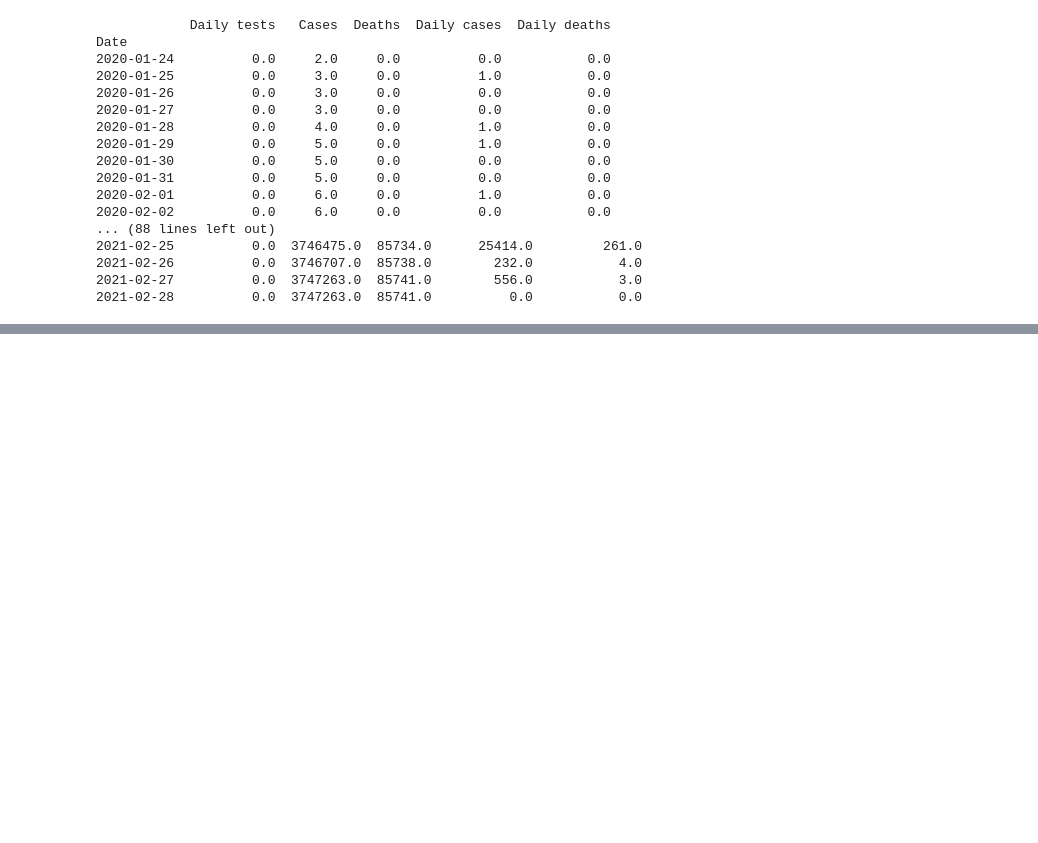
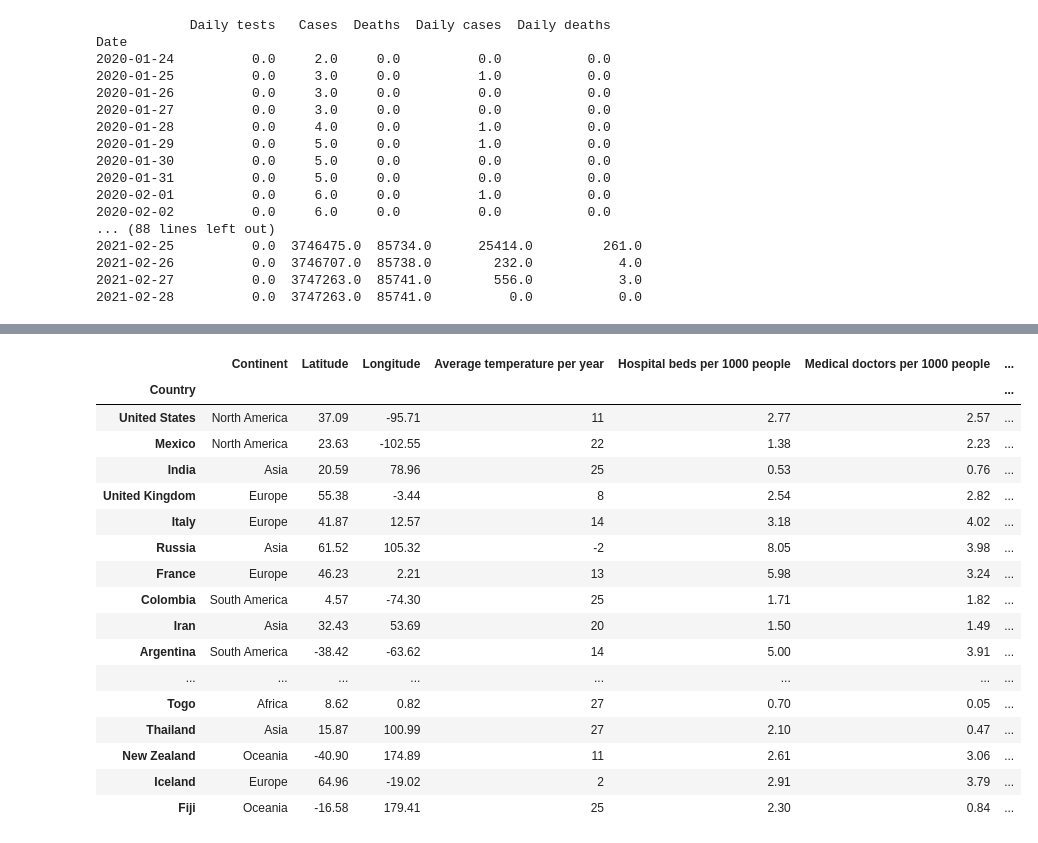
Before and after one commit to Andreas-Ts/Data-Mining-Project-Covid, a Jupyter notebook: Main.ipynb, the cells around one changed output, grey strips where cells are left out. Saved outputs shown, nothing was run; the diff lists cells and outputs as text; code cells hidden in the pictures; blank space fills up the shorter version.

```diff
--- a/Main.ipynb
+++ b/Main.ipynb
@@ -244,0 +255,22 @@ countries
+# %%
+pd.options.display.max_rows=105
+countries_stats.sort_values(by=['Mean daily deaths'],ascending=False)
+# %% [output]
+|  | Continent | Latitude | Longitude | Average temperature per year | Hospital beds per 1000 people | Medical doctors per 1000 people | ... |
+| Country |  |  |  |  |  |  | ... |
+| United States | North America | 37.09 | -95.71 | 11 | 2.77 | 2.57 | ... |
+| Mexico | North America | 23.63 | -102.55 | 22 | 1.38 | 2.23 | ... |
+| India | Asia | 20.59 | 78.96 | 25 | 0.53 | 0.76 | ... |
+| United Kingdom | Europe | 55.38 | -3.44 | 8 | 2.54 | 2.82 | ... |
+| Italy | Europe | 41.87 | 12.57 | 14 | 3.18 | 4.02 | ... |
+| Russia | Asia | 61.52 | 105.32 | -2 | 8.05 | 3.98 | ... |
+| France | Europe | 46.23 | 2.21 | 13 | 5.98 | 3.24 | ... |
+| Colombia | South America | 4.57 | -74.30 | 25 | 1.71 | 1.82 | ... |
+| Iran | Asia | 32.43 | 53.69 | 20 | 1.50 | 1.49 | ... |
+| Argentina | South America | -38.42 | -63.62 | 14 | 5.00 | 3.91 | ... |
+| ... | ... | ... | ... | ... | ... | ... | ... |
+| Togo | Africa | 8.62 | 0.82 | 27 | 0.70 | 0.05 | ... |
+| Thailand | Asia | 15.87 | 100.99 | 27 | 2.10 | 0.47 | ... |
+| New Zealand | Oceania | -40.90 | 174.89 | 11 | 2.61 | 3.06 | ... |
+| Iceland | Europe | 64.96 | -19.02 | 2 | 2.91 | 3.79 | ... |
+| Fiji | Oceania | -16.58 | 179.41 | 25 | 2.30 | 0.84 | ... |
```
Also changed, not shown: parts of 12 cells of this notebook.
